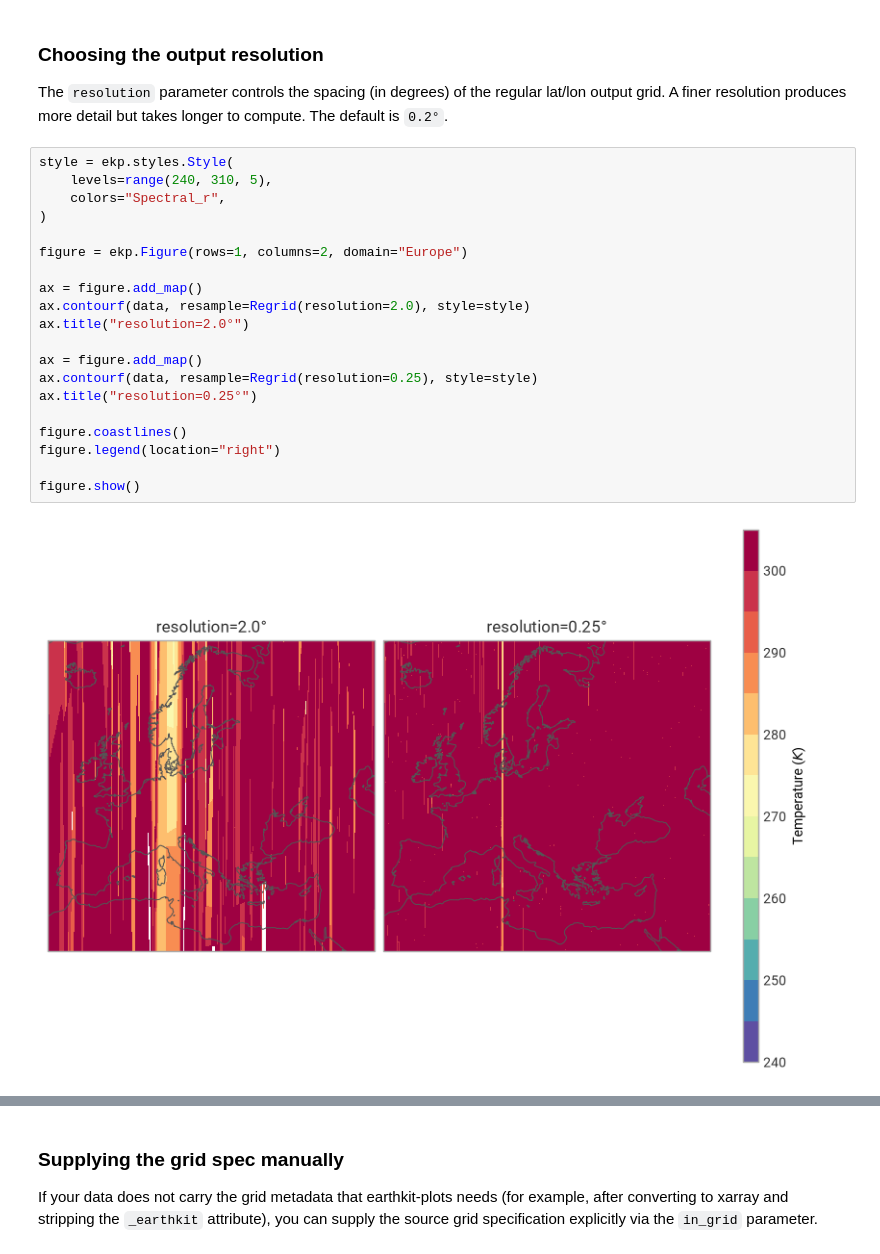
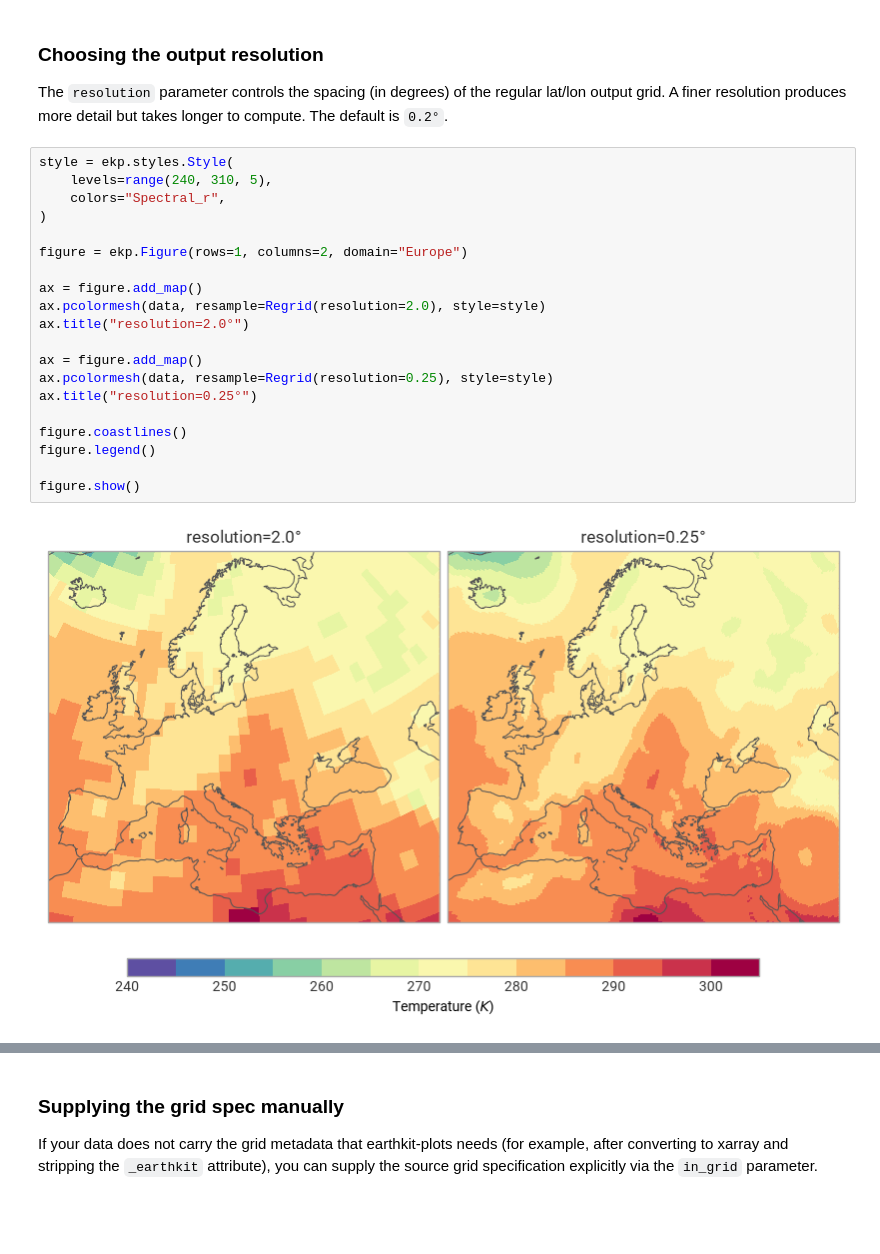
Before and after one commit to ecmwf/earthkit-plots, a Jupyter notebook: docs/source/examples/examples/resampling/resampling-regrid.ipynb, the cells around one changed output, grey strips where cells are left out. Drawn from its saved outputs; the diff is of its cells as text; blank space fills up the shorter version.

Commit message:
Updates regridding docs to use pcolormesh, to show the regridding process more visibly

```diff
--- a/docs/source/examples/examples/resampling/resampling-regrid.ipynb
+++ b/docs/source/examples/examples/resampling/resampling-regrid.ipynb
@@ -52,22 +52,22 @@ The `resolution` parameter controls the spacing (in degrees) of the regular lat/
 # %%
 style = ekp.styles.Style(
     levels=range(240, 310, 5),
     colors="Spectral_r",
 )
 
 figure = ekp.Figure(rows=1, columns=2, domain="Europe")
 
 ax = figure.add_map()
-ax.contourf(data, resample=Regrid(resolution=2.0), style=style)
+ax.pcolormesh(data, resample=Regrid(resolution=2.0), style=style)
 ax.title("resolution=2.0°")
 
 ax = figure.add_map()
-ax.contourf(data, resample=Regrid(resolution=0.25), style=style)
+ax.pcolormesh(data, resample=Regrid(resolution=0.25), style=style)
 ax.title("resolution=0.25°")
 
 figure.coastlines()
-figure.legend(location="right")
+figure.legend()
 
 figure.show()
 # %% [output]
-[figure, old version]
+[figure, new version]
```
Also changed, not shown: parts of 7 cells of this notebook.
